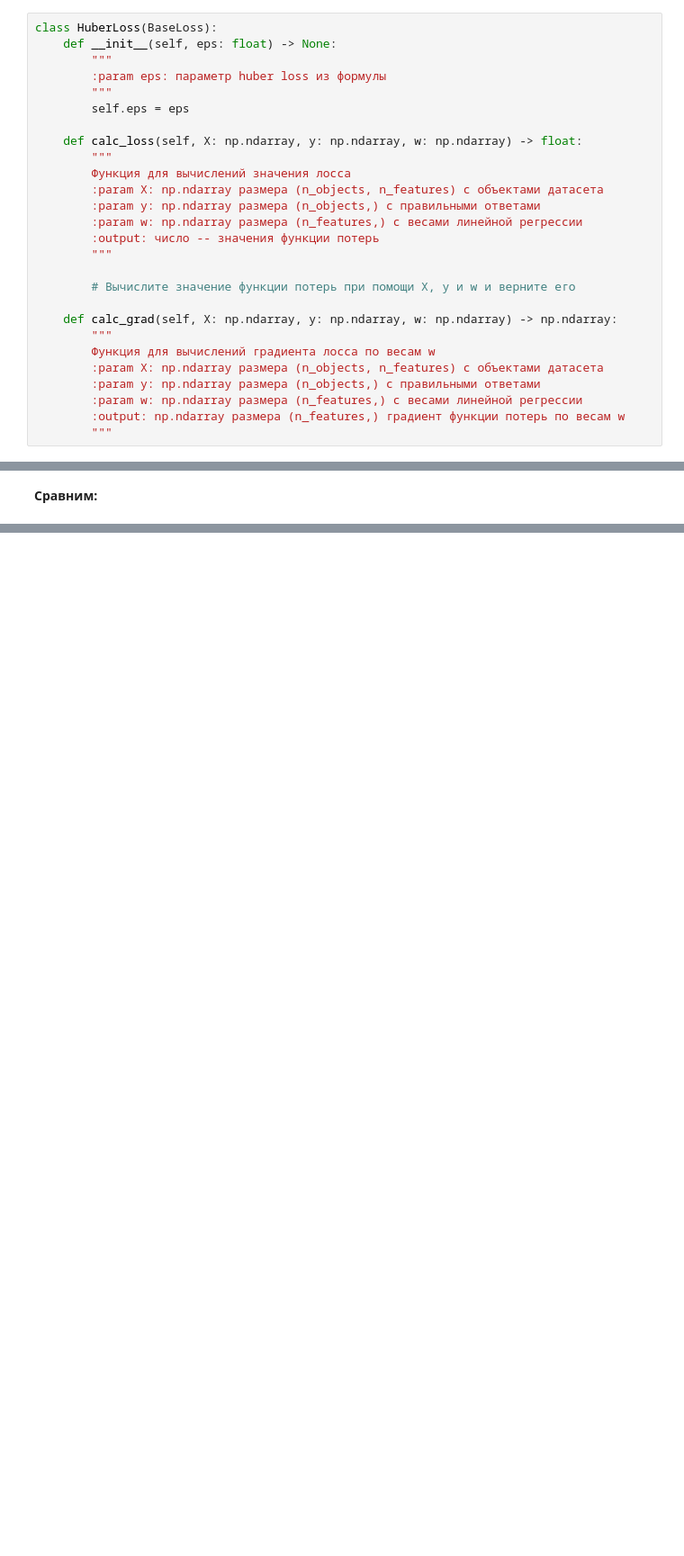
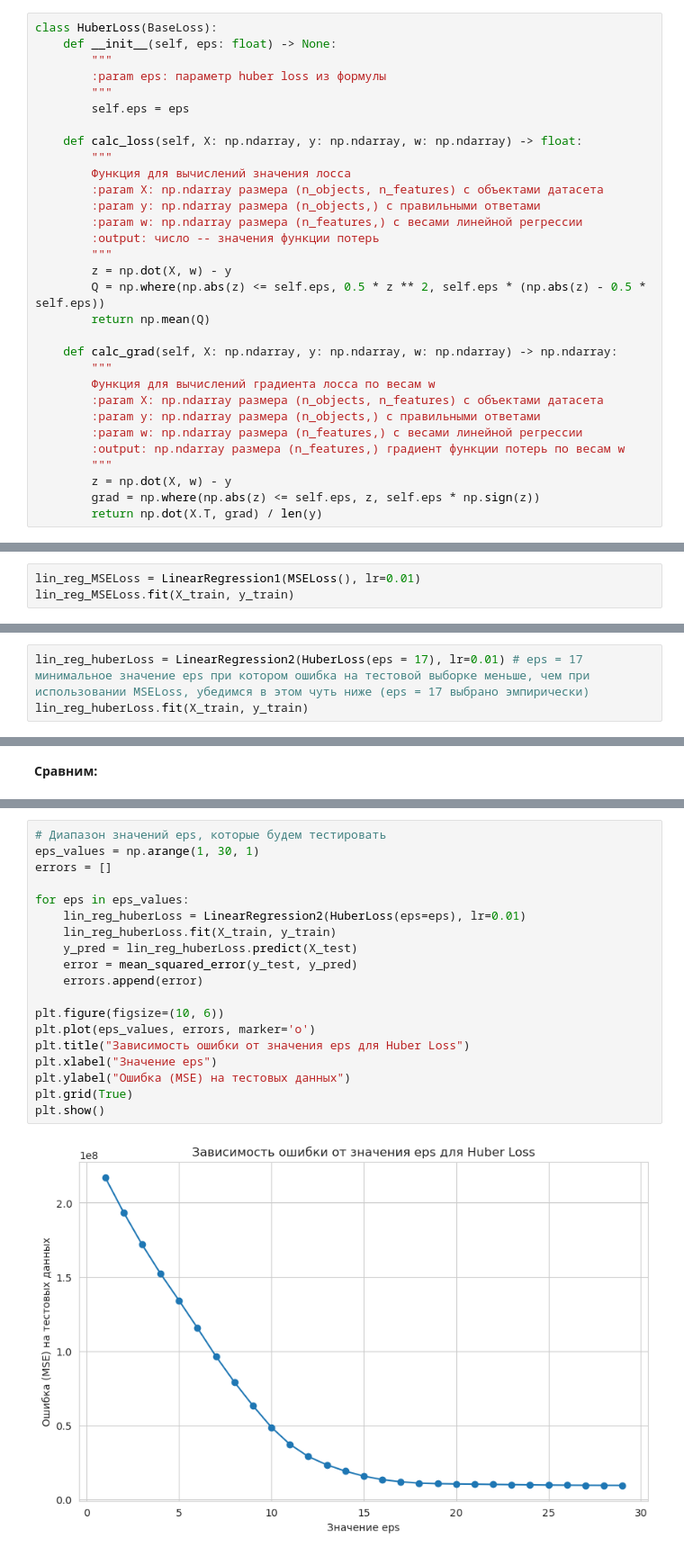
Before and after one commit to lpestov/ml_course, a Jupyter notebook: Семинар_2 разбор.ipynb, the cells around one changed output, grey strips where cells are left out. Shown at 90% size. Cells and saved outputs as stored; diff of their text form; blank space fills up the shorter version.

Commit message:
add HuberLoss

```diff
--- a/Семинар_2 разбор.ipynb
+++ b/Семинар_2 разбор.ipynb
@@ -776,8 +777,9 @@ class HuberLoss(BaseLoss):
         :param w: np.ndarray размера (n_features,) с весами линейной регрессии
         :output: число -- значения функции потерь
         """
-
-        # Вычислите значение функции потерь при помощи X, y и w и верните его
+        z = np.dot(X, w) - y
+        Q = np.where(np.abs(z) <= self.eps, 0.5 * z ** 2, self.eps * (np.abs(z) - 0.5 * self.eps))
+        return np.mean(Q)
 
     def calc_grad(self, X: np.ndarray, y: np.ndarray, w: np.ndarray) -> np.ndarray:
         """
@@ -787,6 +789,9 @@ class HuberLoss(BaseLoss):
         :param w: np.ndarray размера (n_features,) с весами линейной регрессии
         :output: np.ndarray размера (n_features,) градиент функции потерь по весам w
         """
+        z = np.dot(X, w) - y
+        grad = np.where(np.abs(z) <= self.eps, z, self.eps * np.sign(z))
+        return np.dot(X.T, grad) / len(y)
 # %% [markdown]
 ✅ Обучите регрессию с лоссом `HuberLoss`. Сравните результат на обучающей и тестовой выборке с регрессией, обученной c `MSELoss`.
 # %% [markdown]
@@ -808,2 +829,5 @@ class LinearRegression2:
 # %% [markdown]
 **Обучаем регрессию с MSELoss:**
+# %%
+lin_reg_MSELoss = LinearRegression1(MSELoss(), lr=0.01)
+lin_reg_MSELoss.fit(X_train, y_train)
@@ -810,2 +852,5 @@ class LinearRegression2:
 # %% [markdown]
 **Обучаем регрессию с HuberLoss:**
+# %%
+lin_reg_huberLoss = LinearRegression2(HuberLoss(eps = 17), lr=0.01) # eps = 17 минимальное значение eps при котором ошибка на тестовой выборке меньше, чем при использовании MSELoss, убедимся в этом чуть ниже (eps = 17 выбрано эмпирически)
+lin_reg_huberLoss.fit(X_train, y_train)
@@ -813,0 +899,21 @@ class LinearRegression2:
+# %%
+# Диапазон значений eps, которые будем тестировать
+eps_values = np.arange(1, 30, 1)
+errors = []
+
+for eps in eps_values:
+    lin_reg_huberLoss = LinearRegression2(HuberLoss(eps=eps), lr=0.01)
+    lin_reg_huberLoss.fit(X_train, y_train)
+    y_pred = lin_reg_huberLoss.predict(X_test)
+    error = mean_squared_error(y_test, y_pred)
+    errors.append(error)
+
+plt.figure(figsize=(10, 6))
+plt.plot(eps_values, errors, marker='o')
+plt.title("Зависимость ошибки от значения eps для Huber Loss")
+plt.xlabel("Значение eps")
+plt.ylabel("Ошибка (MSE) на тестовых данных")
+plt.grid(True)
+plt.show()
+# %% [output]
+[figure, added]
```
Also changed, not shown: parts of 11 cells of this notebook.
